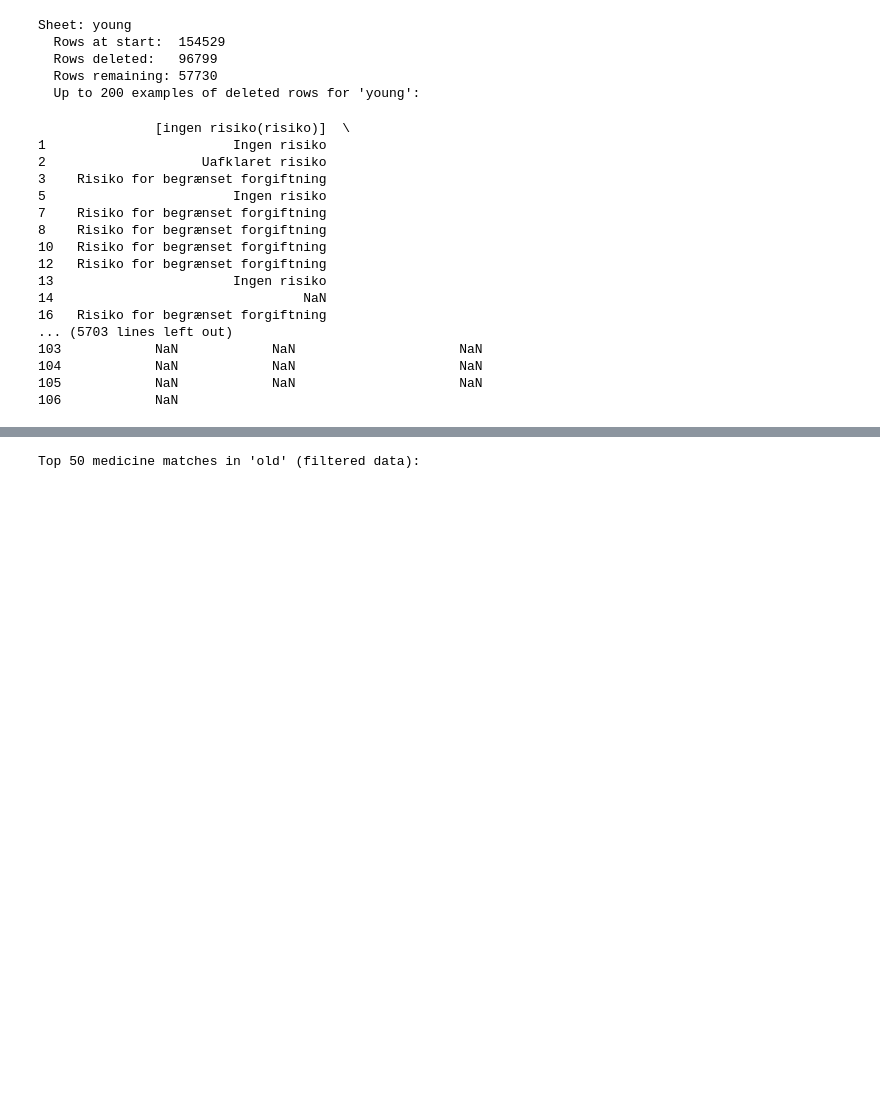
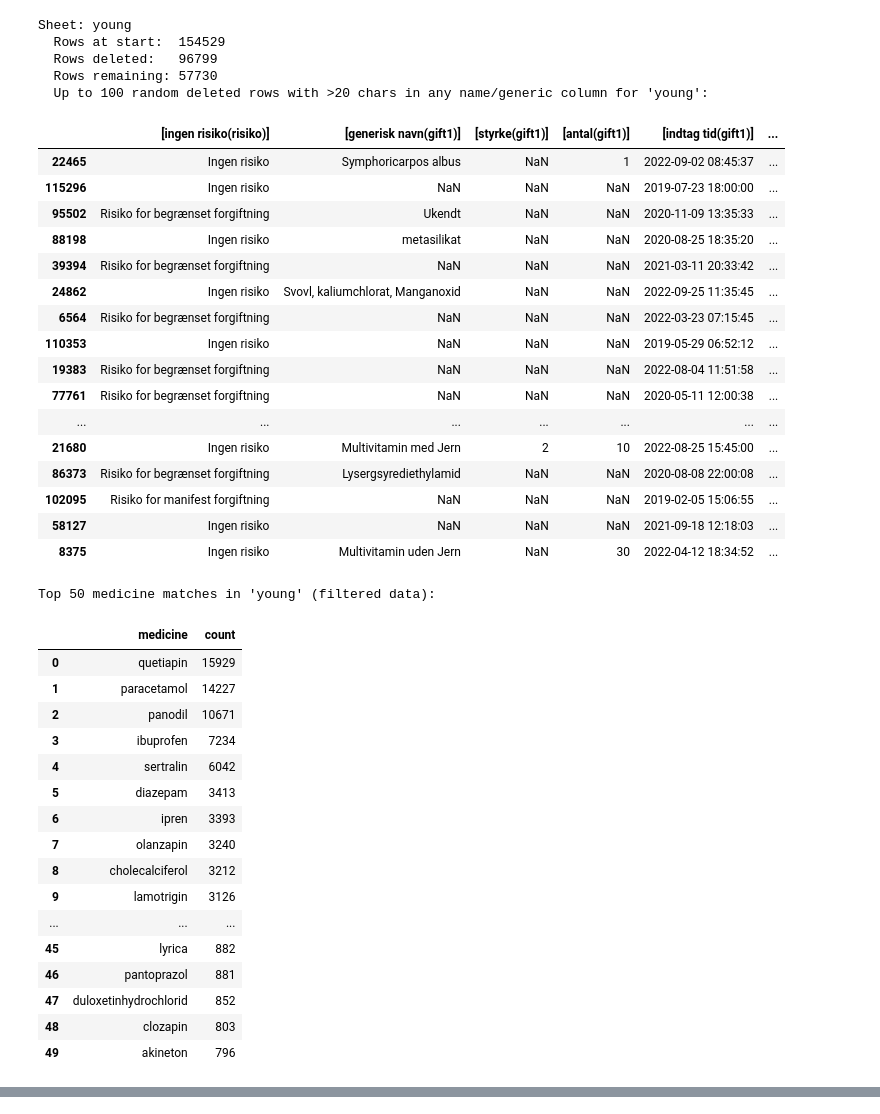
Before and after one commit to dana-mae/medical-poisoning, a Jupyter notebook: poisoning using medicine list.ipynb, the cells around one changed output, grey strips where cells are left out. Drawn from its saved outputs; the diff is of its cells as text; code cells hidden in the pictures; blank space fills up the shorter version.

Commit message:
selecting random rows with >20 character to be displayed

```diff
--- a/poisoning using medicine list.ipynb
+++ b/poisoning using medicine list.ipynb
@@ -205,51 +205,88 @@ def medicine_counter(df):
             words = entry.replace(',', ' ').replace(';', ' ').replace('/', ' ').split()
             for word in words:
                 if word in medicines:
                     counter[word] += 1
     return counter
 
 def filter_and_report(df, label):
     total_start = len(df)
     mask = df.apply(row_has_medicine, axis=1)
     deleted = df[~mask].copy()
     kept = df[mask].copy()
     print(f"\nSheet: {label}")
     print(f"  Rows at start:  {total_start}")
     print(f"  Rows deleted:   {len(deleted)}")
     print(f"  Rows remaining: {len(kept)}")
-    # Display up to 200 examples of deleted rows
-    print(f"  Up to 200 examples of deleted rows for '{label}':")
-    display(deleted.head(200))
+
+    # Filter deleted rows: at least one generisk/navn col >20 chars
+    cols_of_interest = generisk_cols + navn_cols
+    cols_of_interest = [col.lower() for col in cols_of_interest]
+
+    def has_long_entry(row):
+        for col in cols_of_interest:
+            val = row.get(col)
+            if pd.notnull(val) and len(str(val)) > 20:
+                return True
+        return False
+
+    candidates = deleted[deleted.apply(has_long_entry, axis=1)]
+    count=100
+
+    # Randomly sample such rows (avoid error if fewer)
+    sample = candidates.sample(n=min(count, len(candidates)), random_state=42) if not candidates.empty else candidates
+
+    # Display the random sample
+    print(f"  Up to {count} random deleted rows with >20 chars in any name/generic column for '{label}':")
+    display(sample)
+
     # Display Top 50 medicine matches in kept
     print(f"\nTop 50 medicine matches in '{label}' (filtered data):")
     top_50 = medicine_counter(kept).most_common(50)
     top_50_df = pd.DataFrame(top_50, columns=['medicine', 'count'])
     display(top_50_df)
     return kept, deleted
 
 # 3. Run filter/report for both dataframes
 young_filtered, young_deleted = filter_and_report(young, "young")
 old_filtered, old_deleted     = filter_and_report(old,   "old")
 # %% [output]
 Sheet: young
   Rows at start:  154529
   Rows deleted:   96799
   Rows remaining: 57730
-  Up to 200 examples of deleted rows for 'young':
+  Up to 100 random deleted rows with >20 chars in any name/generic column for 'young':
+|  | [ingen risiko(risiko)] | [generisk navn(gift1)] | [styrke(gift1)] | [antal(gift1)] | [indtag tid(gift1)] | ... |
+| 22465 | Ingen risiko | Symphoricarpos albus | NaN | 1 | 2022-09-02 08:45:37 | ... |
+| 115296 | Ingen risiko | NaN | NaN | NaN | 2019-07-23 18:00:00 | ... |
+| 95502 | Risiko for begrænset forgiftning | Ukendt | NaN | NaN | 2020-11-09 13:35:33 | ... |
+| 88198 | Ingen risiko | metasilikat | NaN | NaN | 2020-08-25 18:35:20 | ... |
+| 39394 | Risiko for begrænset forgiftning | NaN | NaN | NaN | 2021-03-11 20:33:42 | ... |
+| 24862 | Ingen risiko | Svovl, kaliumchlorat, Manganoxid | NaN | NaN | 2022-09-25 11:35:45 | ... |
+| 6564 | Risiko for begrænset forgiftning | NaN | NaN | NaN | 2022-03-23 07:15:45 | ... |
+| 110353 | Ingen risiko | NaN | NaN | NaN | 2019-05-29 06:52:12 | ... |
+| 19383 | Risiko for begrænset forgiftning | NaN | NaN | NaN | 2022-08-04 11:51:58 | ... |
+| 77761 | Risiko for begrænset forgiftning | NaN | NaN | NaN | 2020-05-11 12:00:38 | ... |
+| ... | ... | ... | ... | ... | ... | ... |
+| 21680 | Ingen risiko | Multivitamin med Jern | 2 | 10 | 2022-08-25 15:45:00 | ... |
+| 86373 | Risiko for begrænset forgiftning | Lysergsyrediethylamid | NaN | NaN | 2020-08-08 22:00:08 | ... |
+| 102095 | Risiko for manifest forgiftning | NaN | NaN | NaN | 2019-02-05 15:06:55 | ... |
+| 58127 | Ingen risiko | NaN | NaN | NaN | 2021-09-18 12:18:03 | ... |
+| 8375 | Ingen risiko | Multivitamin uden Jern | NaN | 30 | 2022-04-12 18:34:52 | ... |
-               [ingen risiko(risiko)]  \
-1                        Ingen risiko
-2                    Uafklaret risiko
-3    Risiko for begrænset forgiftning
-5                        Ingen risiko
-7    Risiko for begrænset forgiftning
-8    Risiko for begrænset forgiftning
-10   Risiko for begrænset forgiftning
-12   Risiko for begrænset forgiftning
-13                       Ingen risiko
-14                                NaN
-16   Risiko for begrænset forgiftning
-... (5703 lines left out)
-103            NaN            NaN                     NaN
-104            NaN            NaN                     NaN
-105            NaN            NaN                     NaN
-106            NaN
+Top 50 medicine matches in 'young' (filtered data):
+|  | medicine | count |
+| 0 | quetiapin | 15929 |
+| 1 | paracetamol | 14227 |
+| 2 | panodil | 10671 |
+| 3 | ibuprofen | 7234 |
+| 4 | sertralin | 6042 |
+| 5 | diazepam | 3413 |
+| 6 | ipren | 3393 |
+| 7 | olanzapin | 3240 |
+| 8 | cholecalciferol | 3212 |
+| 9 | lamotrigin | 3126 |
+| ... | ... | ... |
+| 45 | lyrica | 882 |
+| 46 | pantoprazol | 881 |
+| 47 | duloxetinhydrochlorid | 852 |
+| 48 | clozapin | 803 |
+| 49 | akineton | 796 |
@@ -296 +315,0 @@ Sheet: old
-Top 50 medicine matches in 'old' (filtered data):
```
Also changed, not shown: parts of 1 cell of this notebook.
